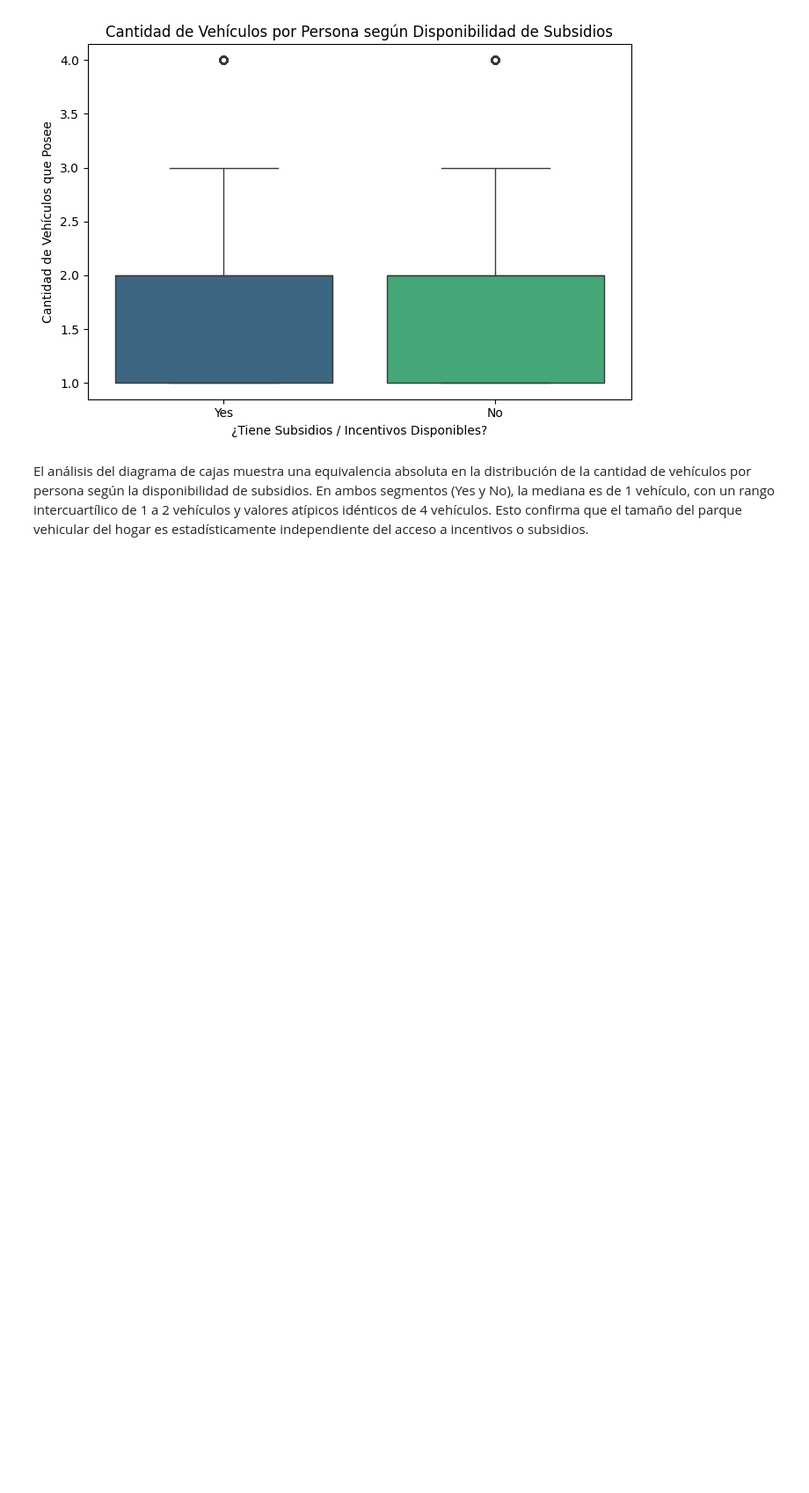
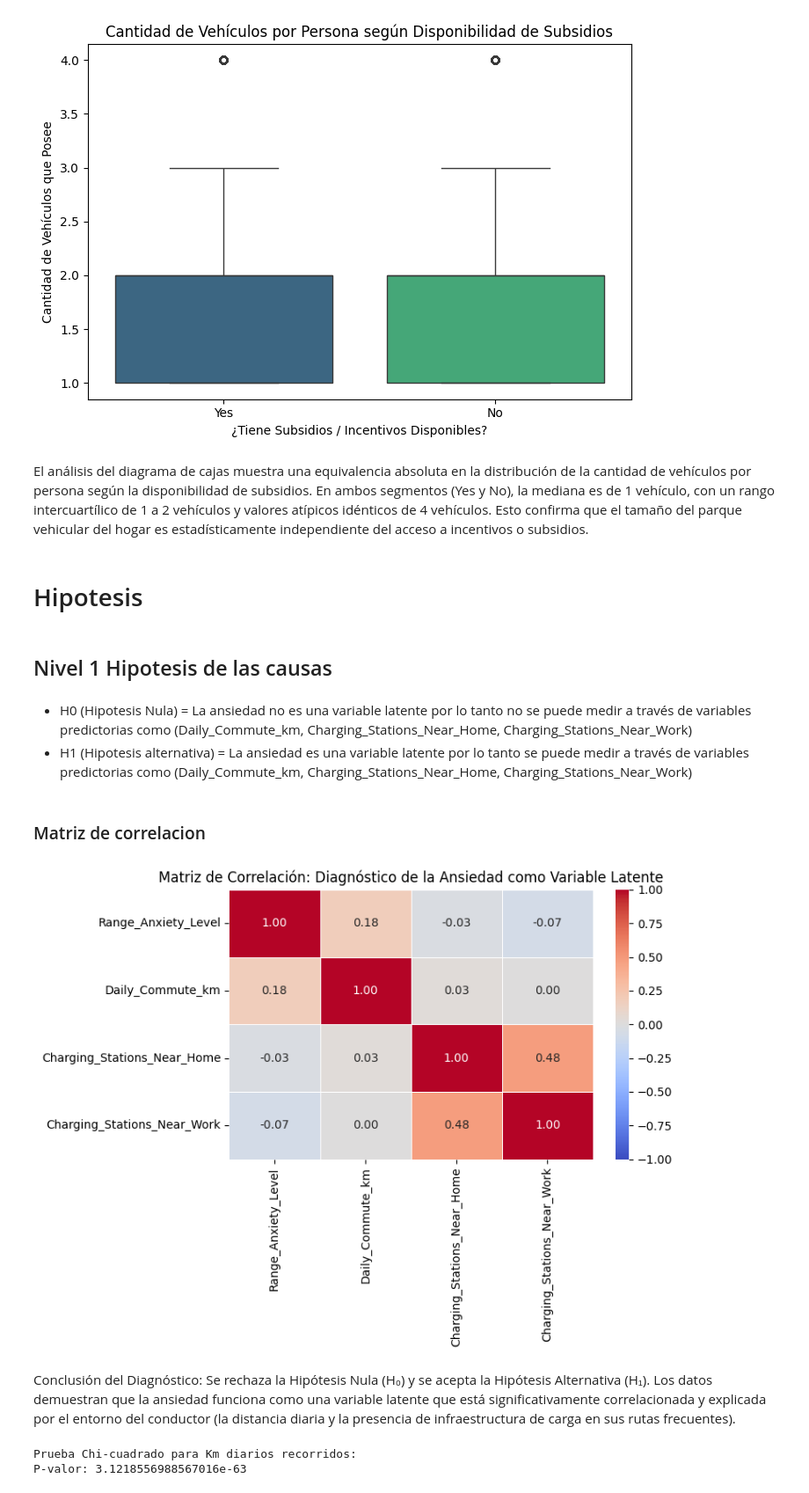
Before and after one commit to joshepgamboave-crypto/DATASET-IA, a Jupyter notebook: noteboock.ipynb, the cells around one changed output. Shown at 88% size. Drawn from its saved outputs; the diff is of its cells as text; code cells hidden in the pictures; blank space fills up the shorter version.

```diff
--- a/noteboock.ipynb
+++ b/noteboock.ipynb
@@ -546,3 +656,70 @@ plt.show()
 [figure]
 # %% [markdown]
 El análisis del diagrama de cajas muestra una equivalencia absoluta en la distribución de la cantidad de vehículos por persona según la disponibilidad de subsidios. En ambos segmentos (Yes y No), la mediana es de 1 vehículo, con un rango intercuartílico de 1 a 2 vehículos y valores atípicos idénticos de 4 vehículos. Esto confirma que el tamaño del parque vehicular del hogar es estadísticamente independiente del acceso a incentivos o subsidios.
+# %% [markdown]
+# Hipotesis
+# %% [markdown]
+## Nivel 1 Hipotesis de las causas
+# %% [markdown]
+- H0 (Hipotesis Nula) = La ansiedad no es una variable latente por lo tanto no se puede medir a través de variables predictorias como (Daily_Commute_km, Charging_Stations_Near_Home, Charging_Stations_Near_Work)
+- H1 (Hipotesis alternativa) = La ansiedad es una variable latente por lo tanto se puede medir a través de variables predictorias como (Daily_Commute_km, Charging_Stations_Near_Home, Charging_Stations_Near_Work)
+# %% [markdown]
+### Matriz de correlacion
+# %%
+import pandas as pd
+import matplotlib.pyplot as plt
+import seaborn as sns
+import numpy as np
+
+# 1. Definimos el orden lógico de la ansiedad (de menos a más)
+# Ajusta las palabras si en tu CSV aparecen en español (ej: 'Bajo', 'Medio', 'Alto')
+mapeo_ansiedad = {'Low': 1, 'Medium': 2, 'High': 3}
+
+# 2. Creamos una copia para no alterar tus datos originales y transformamos la columna
+df_diagnostico = df.copy()
+df_diagnostico['Range_Anxiety_Level'] = df_diagnostico['Range_Anxiety_Level'].map(mapeo_ansiedad)
+
+# 3. Seleccionamos las columnas de la hipótesis
+variables_hipotesis = [
+    'Range_Anxiety_Level',
+    'Daily_Commute_km',
+    'Charging_Stations_Near_Home',
+    'Charging_Stations_Near_Work'
+]
+
+# Creamos el sub-dataframe asegurando que todo se procese como número
+df_sub = df_diagnostico[variables_hipotesis].apply(pd.to_numeric, errors='coerce')
+
+# 4. Calculamos la correlación de Pearson
+matriz_correlacion = df_sub.corr()
+
+# 5. Dibujamos el Heatmap
+plt.figure(figsize=(8, 6))
+sns.heatmap(
+    matriz_correlacion,
+    annot=True,
+    cmap='coolwarm',
+    fmt=".2f",
+    vmin=-1, vmax=1,
+    linewidths=0.5
+)
+
+plt.title('Matriz de Correlación: Diagnóstico de la Ansiedad como Variable Latente')
+plt.tight_layout()
+plt.show()
+# %% [output]
+[figure, added]
+# %% [markdown]
+Conclusión del Diagnóstico: Se rechaza la Hipótesis Nula (H₀) y se acepta la Hipótesis Alternativa (H₁). Los datos demuestran que la ansiedad funciona como una variable latente que está significativamente correlacionada y explicada por el entorno del conductor (la distancia diaria y la presencia de infraestructura de carga en sus rutas frecuentes).
+# %%
+import scipy.stats as stats
+
+# Ejemplo para validar la relación entre Conciencia Ambiental y Ansiedad
+tabla_contingencia = pd.crosstab(df["Daily_Commute_km"], df["Range_Anxiety_Level"])
+chi2, p_val, dof, expected = stats.chi2_contingency(tabla_contingencia)
+
+print(f"Prueba Chi-cuadrado para Km diarios recorridos:")
+print(f"P-valor: {p_val}")
+# %% [output]
+Prueba Chi-cuadrado para Km diarios recorridos:
+P-valor: 3.1218556988567016e-63
```
Also changed, not shown: parts of 11 cells of this notebook, 1 other file.
